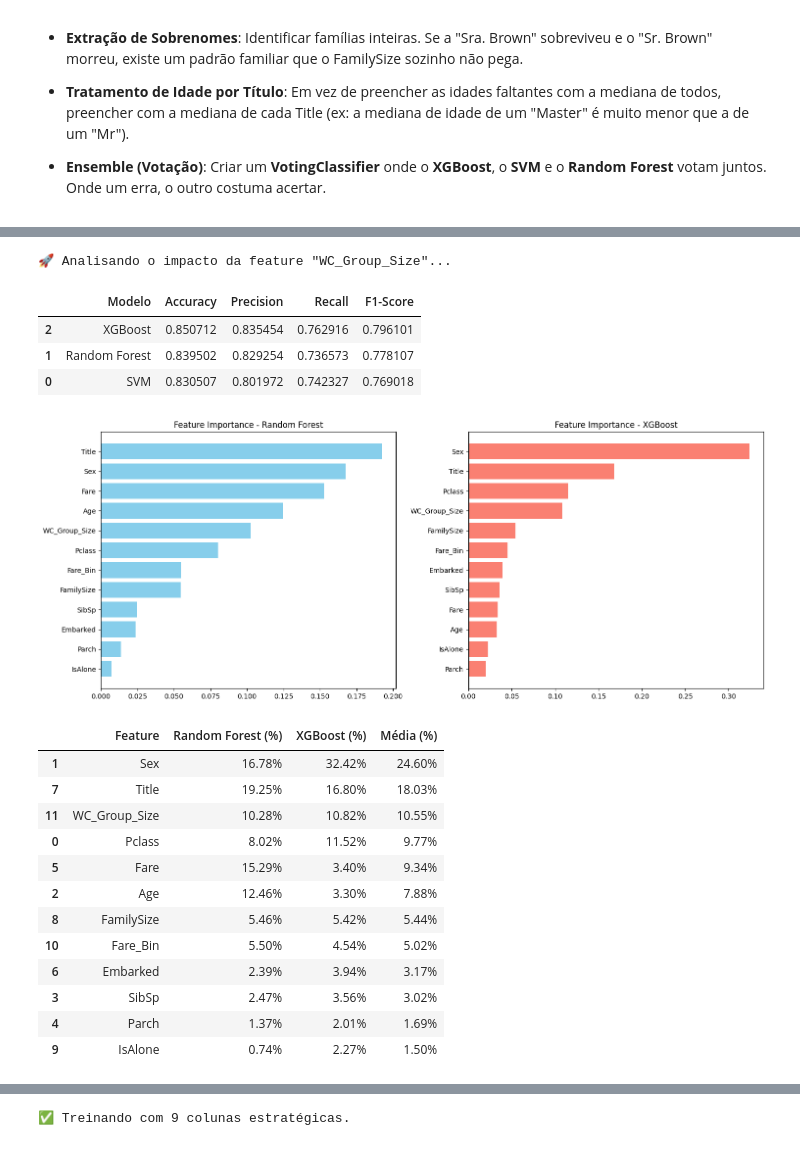
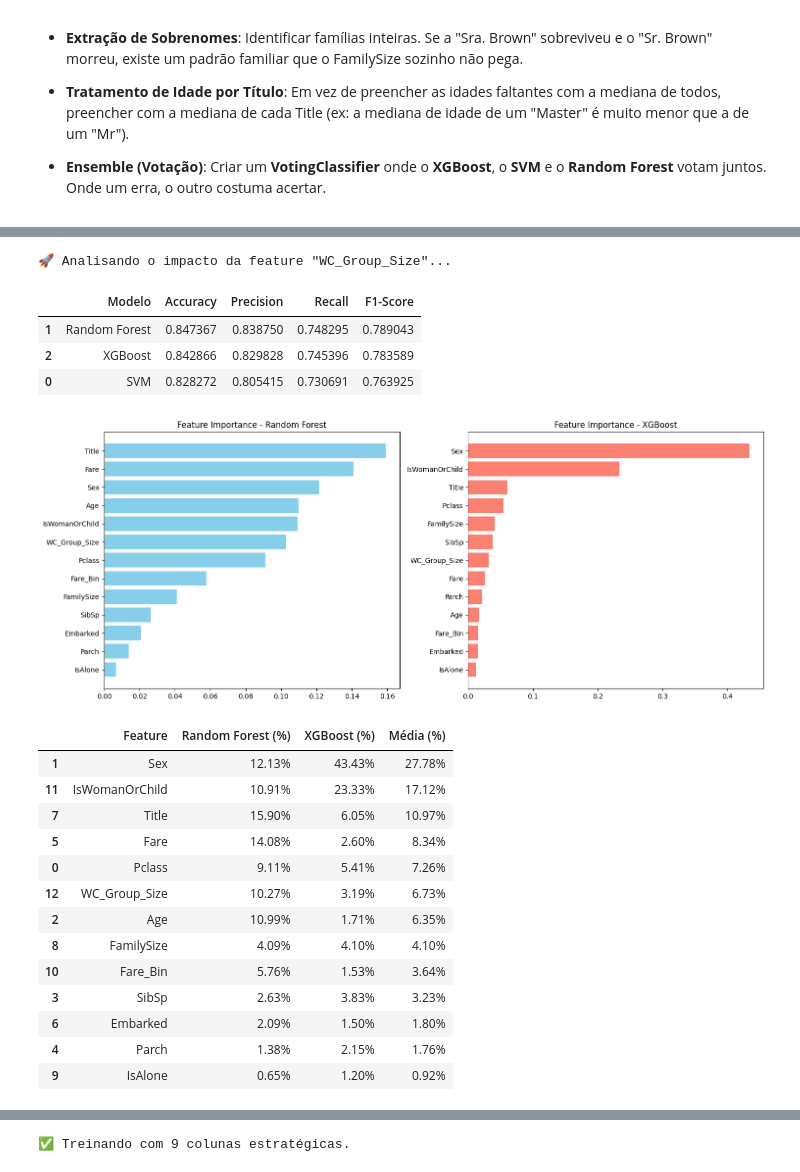
Before and after one commit to zehclaudio/Kaggle, a Jupyter notebook: titanic-tutorial-pipelines-and-ensemble.ipynb, the cells around one changed output, grey strips where cells are left out. Saved outputs shown, nothing was run; the diff lists cells and outputs as text; code cells hidden in the pictures.

```diff
--- a/titanic-tutorial-pipelines-and-ensemble.ipynb
+++ b/titanic-tutorial-pipelines-and-ensemble.ipynb
@@ -4822 +4868,10 @@ group_wc_counts = train_data.groupby('GroupID')['IsWomanOrChild'].transform('sum
 df_test_surname['WC_Group_Size'] = group_wc_counts
+# %%
+# Criar cópia para o novo teste
+df_test_surname_only_num = df_test_surname.copy()
+
+# Garantir que o dataset está limpo para os treinamentos dos modelos
+# (Removendo qualquer coluna não numérica que possa ter sobrado)
+df_test_surname_only_num = df_test_surname_only_num.select_dtypes(include=['number'])
+
+print(f'✅ Dataset pronto! Colunas atuais: {df_test_surname_only_num.columns.tolist()}')
@@ -4823,39 +4880,41 @@ df_test_surname['WC_Group_Size'] = group_wc_counts
 # %%
 # Vamos atualizar os fits de nossos baselines com o wc_group_size
-# Vamos começar criando uma cópia do SVM
+# Vamos começar calculando os hiperparâmetros do SVM
 grid_svm_wc_group_size = {
-    'svc__C': [7, 8, 9],
-    'svc__gamma': ['scale', 'auto', 0.01, 0.05],
+    'svc__C': [5, 6, 7],
+    'svc__gamma': ['scale', 'auto', 0.0075, 0.01, 0.0125],
     'svc__kernel': ['rbf']
 }
 
 grid_svm_wc_group_size = GridSearchCV(svm_pipeline, grid_svm_wc_group_size, cv=5, scoring='f1', n_jobs=-1)
-grid_svm_wc_group_size.fit(df_test_surname, y_bruto)
+grid_svm_wc_group_size.fit(df_test_surname_only_num, y_bruto)
 
 # E uma cópia do XGBoost
 # Mas o GridSearch alterou os hiperparâmetros
 param_grid_xgb_wc_group_size = {
-    'n_estimators': [75, 80, 85],
-    'learning_rate': [0.14, 0.15, 0.16],
-    'max_depth': [3, 4, 5],
-    'subsample': [0.75, 0.8, 0.85],
-    'colsample_bytree': [0.55, 0.6, 0.65]
+    'n_estimators': [80, 85, 90],
+    'learning_rate': [0.12, 0.13, 0.14],
+    'max_depth': [5, 6, 7],
+    'subsample': [0.925, 0.95, 0.975],
+    'colsample_bytree': [0.45, 0.5, 0.55],
+    'gamma': [1.4, 1.5, 1.6],
+    'reg_lambda': [0, 1, 2]
 }
 
 grid_xgb_wc_group_size = GridSearchCV(xgb_model, param_grid_xgb_wc_group_size, cv=5, scoring='f1', n_jobs=-1)
-grid_xgb_wc_group_size.fit(df_test_surname, y_bruto)
+grid_xgb_wc_group_size.fit(df_test_surname_only_num, y_bruto)
 
 # Por fim, uma cópia do Random Forest
 param_grid_rf_wc_group_size = {
     'max_depth': [None, 1, 2],
     'max_features': ['sqrt', 'log2'],
     'min_samples_leaf': [1, 2, 3],
-    'min_samples_split': [9, 10, 11],
-    'n_estimators': [90, 100, 110]
+    'min_samples_split': [10, 11, 12],
+    'n_estimators': [115, 120, 125]
 }
 
 grid_rf_wc_group_size = GridSearchCV(rf_model, param_grid_rf_wc_group_size, cv=5, scoring='f1', n_jobs=-1)
-grid_rf_wc_group_size.fit(df_test_surname, y_bruto)
+grid_rf_wc_group_size.fit(df_test_surname_only_num, y_bruto)
 
 # --- Resultado Comparativo ---
 print(f'💎 SVM - Melhor F1: {grid_svm_wc_group_size.best_score_:.6f}')
@@ -4957,9 +5016,9 @@ wc_group_size_metrics = []
 
 # Dicionário com nossos baselines (usando best_estimator_ que já contém os parâmetros ideais)
 baselines_wc_group_size_best_parameters = {
-    "SVM": grid_svm_wc_group_size.best_estimator_,
-    "Random Forest": grid_rf_wc_group_size.best_estimator_,
-    "XGBoost": grid_xgb_wc_group_size.best_estimator_
+    'SVM': grid_svm_wc_group_size.best_estimator_,
+    'Random Forest': grid_rf_wc_group_size.best_estimator_,
+    'XGBoost': grid_xgb_wc_group_size.best_estimator_
 }
 
 print('🚀 Analisando o impacto da feature "WC_Group_Size"...')
@@ -4967,7 +5026,7 @@ print('🚀 Analisando o impacto da feature "WC_Group_Size"...')
 for nome, modelo in baselines_wc_group_size_best_parameters.items():
     # Rodamos cross_validate para obter todas as métricas de uma vez
     # Usamos o df_test_bins (o dataset com 8 bins de Fare)
-    cv_res = cross_validate(modelo, df_test_surname, y_bruto, cv=5, scoring=scoring_metrics)
+    cv_res = cross_validate(modelo, df_test_surname_only_num, y_bruto, cv=5, scoring=scoring_metrics)
 
     wc_group_size_metrics.append({
         'Modelo': nome,
@@ -4998,9 +5057,9 @@ display(df_wc_group_size_stylized)
 # %% [output]
 🚀 Analisando o impacto da feature "WC_Group_Size"...
 |  | Modelo | Accuracy | Precision | Recall | F1-Score |
-| 2 | XGBoost | 0.850712 | 0.835454 | 0.762916 | 0.796101 |
-| 1 | Random Forest | 0.839502 | 0.829254 | 0.736573 | 0.778107 |
-| 0 | SVM | 0.830507 | 0.801972 | 0.742327 | 0.769018 |
+| 1 | Random Forest | 0.847367 | 0.838750 | 0.748295 | 0.789043 |
+| 2 | XGBoost | 0.842866 | 0.829828 | 0.745396 | 0.783589 |
+| 0 | SVM | 0.828272 | 0.805415 | 0.730691 | 0.763925 |
 # %%
 # Configurar a figura
 fig, ax = plt.subplots(1, 2, figsize=(15, 6))
@@ -5008,7 +5067,7 @@ fig, ax = plt.subplots(1, 2, figsize=(15, 6))
 # Importância para Random Forest
 importances_rf = grid_rf_wc_group_size.best_estimator_.feature_importances_
 indices_rf = np.argsort(importances_rf)[::-1]
-features = df_test_surname.columns
+features = df_test_surname_only_num.columns
 
 ax[0].barh(range(len(indices_rf)), importances_rf[indices_rf], align='center', color='skyblue')
 ax[0].set_yticks(range(len(indices_rf)))
@@ -5028,47 +5087,48 @@ ax[1].set_title('Feature Importance - XGBoost')
 
 plt.tight_layout()
 plt.show()
 
 # Criar o DataFrame consolidado
 df_importance = pd.DataFrame({
     'Feature': features,
     'Random Forest (%)': importances_rf * 100,
     'XGBoost (%)': importances_xgb * 100
 })
 
 # Calcular a média para ordenação
 df_importance['Média (%)'] = (df_importance['Random Forest (%)'] + df_importance['XGBoost (%)']) / 2
 
 # Formatar e exibir
 df_importance = df_importance.sort_values(by='Média (%)', ascending=False)
 
 # Definimos quais colunas devem participar da comparação de destaque
 colunas_numericas = ['Random Forest (%)', 'XGBoost (%)']
 
 display(df_importance.style.format({
     'Random Forest (%)': '{:.2f}%',
     'XGBoost (%)': '{:.2f}%',
     'Média (%)': '{:.2f}%'
 }).highlight_max(
     subset=colunas_numericas, # Foca apenas nas porcentagens dos modelos
     axis=1,
     color='lightgreen'
 ))
 # %% [output]
-[figure, old version]
+[figure, new version]
 |  | Feature | Random Forest (%) | XGBoost (%) | Média (%) |
-| 1 | Sex | 16.78% | 32.42% | 24.60% |
-| 7 | Title | 19.25% | 16.80% | 18.03% |
-| 11 | WC_Group_Size | 10.28% | 10.82% | 10.55% |
-| 0 | Pclass | 8.02% | 11.52% | 9.77% |
-| 5 | Fare | 15.29% | 3.40% | 9.34% |
-| 2 | Age | 12.46% | 3.30% | 7.88% |
-| 8 | FamilySize | 5.46% | 5.42% | 5.44% |
-| 10 | Fare_Bin | 5.50% | 4.54% | 5.02% |
-| 6 | Embarked | 2.39% | 3.94% | 3.17% |
-| 3 | SibSp | 2.47% | 3.56% | 3.02% |
-| 4 | Parch | 1.37% | 2.01% | 1.69% |
-| 9 | IsAlone | 0.74% | 2.27% | 1.50% |
+| 1 | Sex | 12.13% | 43.43% | 27.78% |
+| 11 | IsWomanOrChild | 10.91% | 23.33% | 17.12% |
+| 7 | Title | 15.90% | 6.05% | 10.97% |
+| 5 | Fare | 14.08% | 2.60% | 8.34% |
+| 0 | Pclass | 9.11% | 5.41% | 7.26% |
+| 12 | WC_Group_Size | 10.27% | 3.19% | 6.73% |
+| 2 | Age | 10.99% | 1.71% | 6.35% |
+| 8 | FamilySize | 4.09% | 4.10% | 4.10% |
+| 10 | Fare_Bin | 5.76% | 1.53% | 3.64% |
+| 3 | SibSp | 2.63% | 3.83% | 3.23% |
+| 6 | Embarked | 2.09% | 1.50% | 1.80% |
+| 4 | Parch | 1.38% | 2.15% | 1.76% |
+| 9 | IsAlone | 0.65% | 1.20% | 0.92% |
 # %% [markdown]
 ### 🧬 Anatomia do Nosso Modelo
 
```
Also changed, not shown: parts of 29 cells of this notebook.
